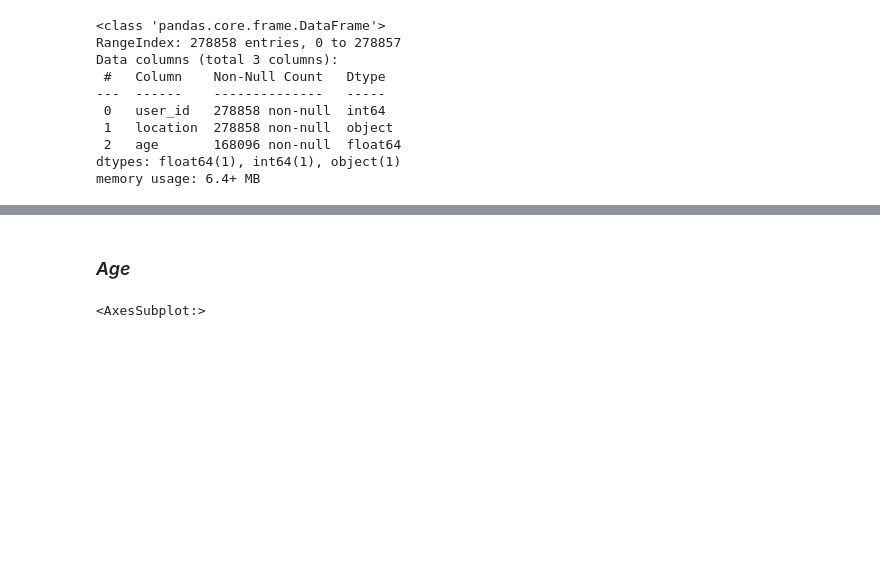
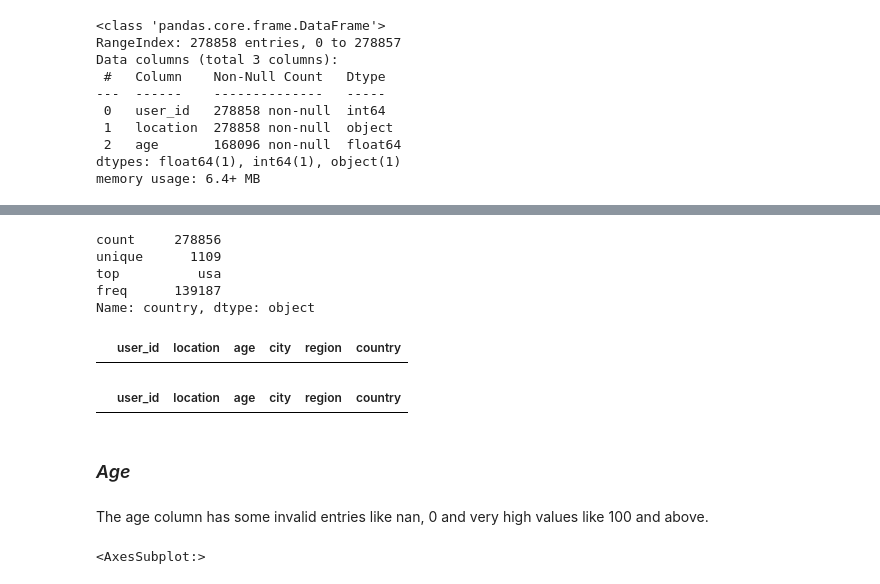
Before and after one commit to SophieHubert/Recommended-Reading, a Jupyter notebook: Working/01.2 - Data cleaning - Users.ipynb, the cells around one changed output, grey strips where cells are left out. Drawn from its saved outputs; the diff is of its cells as text; code cells hidden in the pictures; blank space fills up the shorter version.

```diff
--- a/Working/01.2 - Data cleaning - Users.ipynb
+++ b/Working/01.2 - Data cleaning - Users.ipynb
@@ -118,5 +186,23 @@ memory usage: 6.4+ MB
+# %%
+users.country.describe()
+# %% [output]
+count     278856
+unique      1109
+top          usa
+freq      139187
+Name: country, dtype: object
+# %%
+users.loc[users.country == 'germany',:]
+# %% [output]
+|  | user_id | location | age | city | region | country |
+# %%
+users.loc[(users.country == 'fairyland') | (users.country == '5057chadwick ct.'),:]
+# %% [output]
+|  | user_id | location | age | city | region | country |
 # %% [markdown]
 ### _Age_
+# %% [markdown]
+The age column has some invalid entries like nan, 0 and very high values like 100 and above.
 # %%
 plt.figure(figsize=(10, 7))
 users.age.hist(bins=40, color='teal')
```
Also changed, not shown: parts of 12 cells of this notebook, 2 other files.
